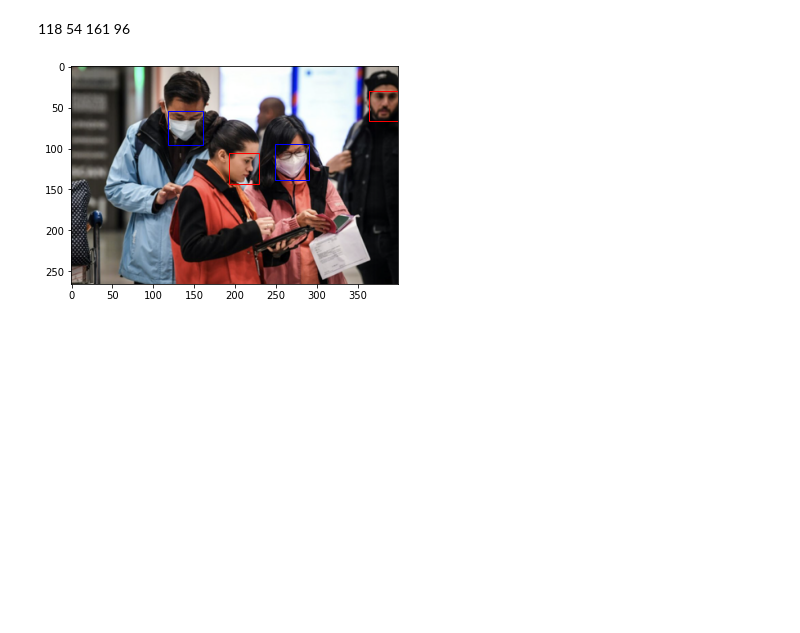
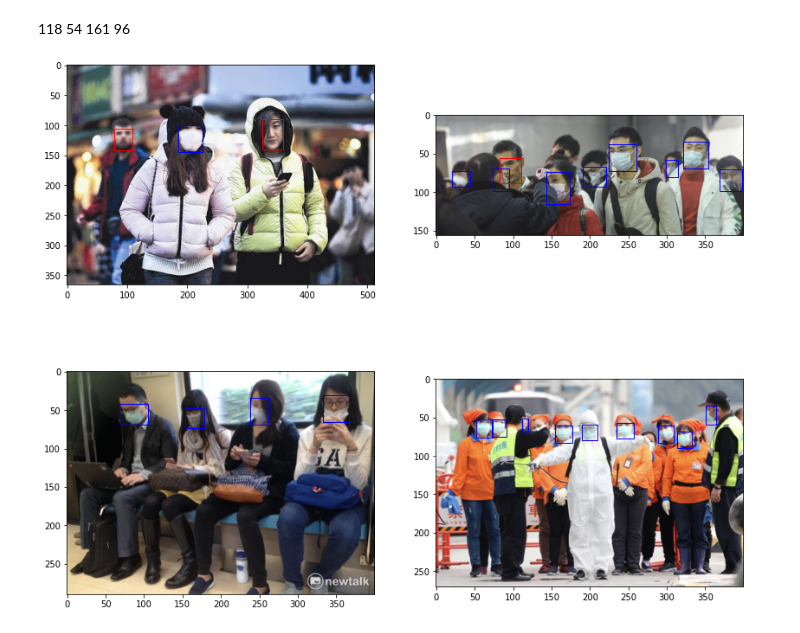
Before and after one commit to pandyah5/aps360-project, a Jupyter notebook: face_mask_detection.ipynb, the cells around one changed output. Cells and saved outputs as stored; diff of their text form; code cells hidden in the pictures; blank space fills up the shorter version.

Commit message:
Add files via upload
Added xml parser code

```diff
--- a/face_mask_detection.ipynb
+++ b/face_mask_detection.ipynb
@@ -44,24 +41,3 @@ Archive:  face-mask-detection.zip
   <xmax>161</xmax>
   <ymax>96</ymax>
 </bndbox>
-# %%
-import matplotlib.pyplot as plt
-import matplotlib.patches as patches
-import matplotlib.image as mpimg
-
-img = mpimg.imread('/content/images/maksssksksss5.png')
-imgplot = plt.imshow(img)
-
-# b: with mask, r: without mask
-ax = plt.gca()
-rect1 = patches.Rectangle((118,54), 161 - 118, 96 - 54, linewidth=1, edgecolor='b', facecolor='none')
-ax.add_patch(rect1)
-rect2 = patches.Rectangle((364,30), 401 - 364, 66 - 30, linewidth=1, edgecolor='r', facecolor='none')
-ax.add_patch(rect2)
-rect3 = patches.Rectangle((192,106), 229 - 192, 144 - 106, linewidth=1, edgecolor='r', facecolor='none')
-ax.add_patch(rect3)
-rect4 = patches.Rectangle((249,95), 291 - 249, 139 - 95, linewidth=1, edgecolor='b', facecolor='none')
-ax.add_patch(rect4)
-plt.show()
-# %% [output]
-[figure, removed]
@@ -102,0 +50,45 @@ plt.show()
+# %%
+number = 2
+fig, axs = plt.subplots(2, 2)
+
+fig.set_figheight(6 * number)
+fig.set_figwidth(7 * number)
+
+i = 0
+
+for row in range(number):
+  for col in range(number):
+
+    # read the png file
+    img = mpimg.imread('/content/maksssksksss' + str(i) + '.png')
+
+    # parse the xml file
+    tree = ET.parse('/content/maksssksksss' + str(i) + '.xml')
+    root = tree.getroot()
+
+    for object in root.iter('object'):
+        # name of the bounding box
+        name = object[0].text
+
+        # coordinates of the bounding box
+        xmin = int(object[5][0].text)
+        ymin = int(object[5][1].text)
+        xmax = int(object[5][2].text)
+        ymax = int(object[5][3].text)
+
+        # classification
+        if name == 'with_mask':
+          color = 'b'
+        if name == 'without_mask':
+          color = 'r'
+
+        # visualization
+        rect = patches.Rectangle((xmin, ymin), xmax - xmin, ymax - ymin, linewidth=1, edgecolor = color, facecolor='none')
+        axs[row, col].add_patch(rect)
+        axs[row, col].imshow(img)
+
+    i += 1
+
+plt.show()
+# %% [output]
+[figure, added]
```
Also changed, not shown: parts of 6 cells of this notebook.
